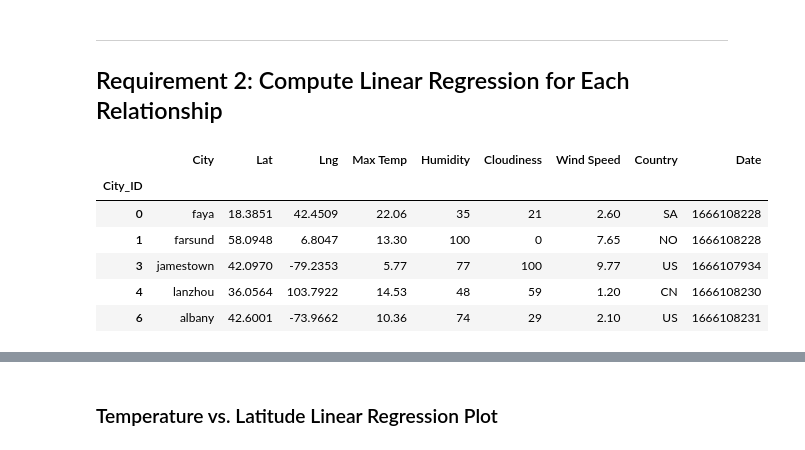
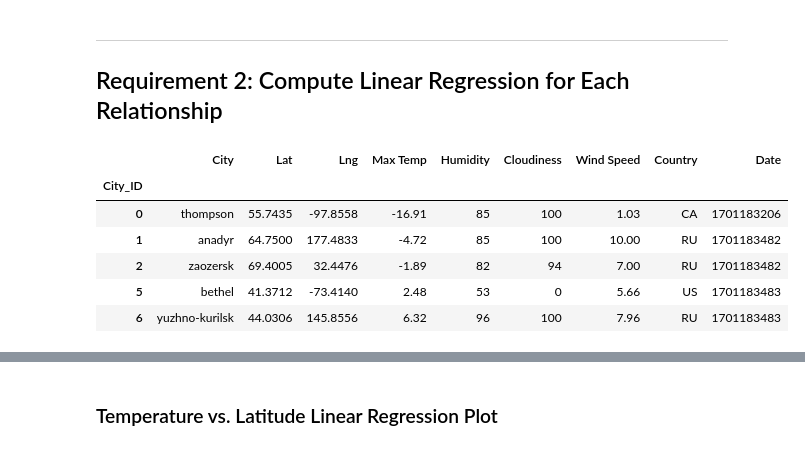
Before and after one commit to grvcielv/python-api-challenge, a Jupyter notebook: WeatherPy/WeatherPy.ipynb, the cells around one changed output, grey strips where cells are left out. Saved outputs shown, nothing was run; the diff lists cells and outputs as text; code cells hidden in the pictures.

```diff
--- a/WeatherPy/WeatherPy.ipynb
+++ b/WeatherPy/WeatherPy.ipynb
@@ -268,16 +290,16 @@ plt.show()
 # %%
 # Create a DataFrame with the Northern Hemisphere data (Latitude >= 0)
-# YOUR CODE HERE
+northern_hemi_df = city_data_df.loc[pd.to_numeric(city_data_df["Lat"])>0, :]
 
 # Display sample data
 northern_hemi_df.head()
 # %% [output]
 |  | City | Lat | Lng | Max Temp | Humidity | Cloudiness | Wind Speed | Country | Date |
 | City_ID |  |  |  |  |  |  |  |  |  |
-| 0 | faya | 18.3851 | 42.4509 | 22.06 | 35 | 21 | 2.60 | SA | 1666108228 |
-| 1 | farsund | 58.0948 | 6.8047 | 13.30 | 100 | 0 | 7.65 | NO | 1666108228 |
-| 3 | jamestown | 42.0970 | -79.2353 | 5.77 | 77 | 100 | 9.77 | US | 1666107934 |
-| 4 | lanzhou | 36.0564 | 103.7922 | 14.53 | 48 | 59 | 1.20 | CN | 1666108230 |
-| 6 | albany | 42.6001 | -73.9662 | 10.36 | 74 | 29 | 2.10 | US | 1666108231 |
+| 0 | thompson | 55.7435 | -97.8558 | -16.91 | 85 | 100 | 1.03 | CA | 1701183206 |
+| 1 | anadyr | 64.7500 | 177.4833 | -4.72 | 85 | 100 | 10.00 | RU | 1701183482 |
+| 2 | zaozersk | 69.4005 | 32.4476 | -1.89 | 82 | 94 | 7.00 | RU | 1701183482 |
+| 5 | bethel | 41.3712 | -73.4140 | 2.48 | 53 | 0 | 5.66 | US | 1701183483 |
+| 6 | yuzhno-kurilsk | 44.0306 | 145.8556 | 6.32 | 96 | 100 | 7.96 | RU | 1701183483 |
 # %%
 # Create a DataFrame with the Southern Hemisphere data (Latitude < 0)
```
Also changed, not shown: parts of 30 cells of this notebook, 6 other files.
